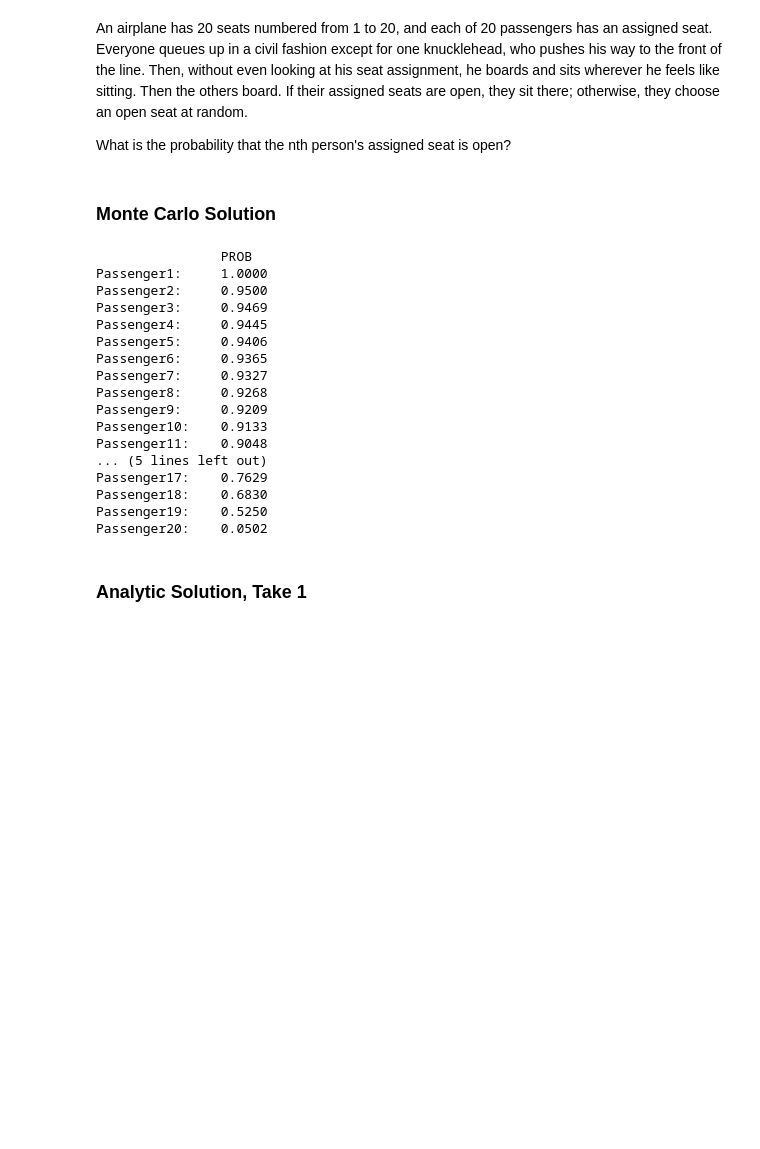
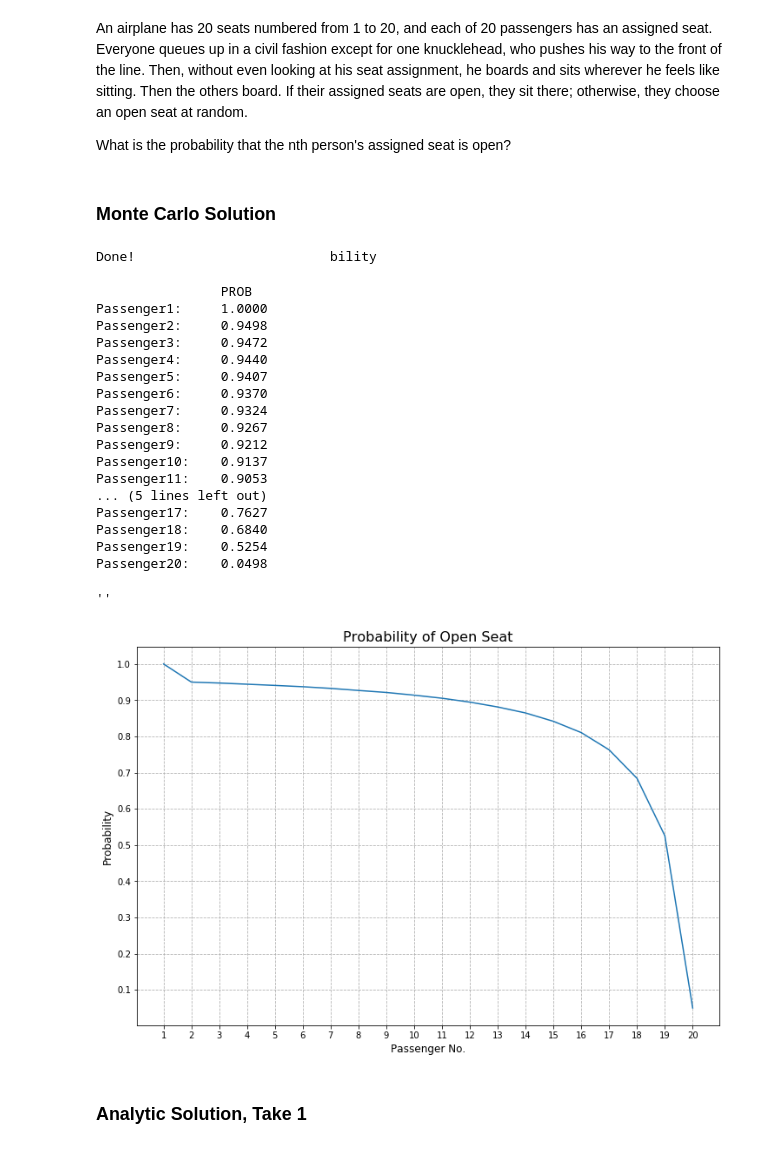
Before and after one commit to davidluther/Python-Pushups, a Jupyter notebook: 0228_airplane_seats_monte_carlo.ipynb, the cells around one changed output. Saved outputs shown, nothing was run; the diff lists cells and outputs as text; code cells hidden in the pictures; blank space fills up the shorter version.

Commit message:
add plot to airplane seats

```diff
--- a/0228_airplane_seats_monte_carlo.ipynb
+++ b/0228_airplane_seats_monte_carlo.ipynb
@@ -15,6 +15,7 @@ class airplane_seats():
 
     def __init__(self, seats=20):
         self.seats = seats
+        self.probs = []
 
     def calc_prob(self, n, iters=1000):
         """Calculate probability that nth passenger's seat is open using
@@ -57,35 +58,71 @@ class airplane_seats():
 
         return times_open / iters
 
-    def print_probs(self, iters=1000):
-        """Calculates and prints probability for each nth passenger"""
+
+    def fit(self, iters=1000):
+        """Calculates and stores probabilities for each nth passenger"""
+
+        for i in range(1, self.seats+1):
+            print(f"\rCalculating passenger {i} probability", end="")
+            prob = self.calc_prob(i, iters=iters)
+            self.probs.append(prob)
+
+        print("\rDone!                         ")
+
+
+    def print_probs(self):
+        """Prints report of probabilities for each passenger"""
+
+        if len(self.probs) == 0:
+            print("Run self.fit() first")
+            return None
 
         print("\t\tPROB")
-        for i in range(1, self.seats+1):
-            prob_mc = self.calc_prob(i, iters=iters)
-            print(f"Passenger{i}:\t{prob_mc:.4f}")
+        for i, prob in enumerate(self.probs, 1):
+            print(f"Passenger{i}:\t{prob:.4f}")
 # %%
 airplane_20 = airplane_seats()
+# %%
+airplane_20.fit(1000000)
+# %% [output]
+Done!                         bility
 # %%
-airplane_20.print_probs(1000000)
+airplane_20.print_probs()
 # %% [output]
                 PROB
 Passenger1:     1.0000
-Passenger2:     0.9500
-Passenger3:     0.9469
-Passenger4:     0.9445
-Passenger5:     0.9406
-Passenger6:     0.9365
-Passenger7:     0.9327
-Passenger8:     0.9268
-Passenger9:     0.9209
-Passenger10:    0.9133
-Passenger11:    0.9048
+Passenger2:     0.9498
+Passenger3:     0.9472
+Passenger4:     0.9440
+Passenger5:     0.9407
+Passenger6:     0.9370
+Passenger7:     0.9324
+Passenger8:     0.9267
+Passenger9:     0.9212
+Passenger10:    0.9137
+Passenger11:    0.9053
 ... (5 lines left out)
-Passenger17:    0.7629
-Passenger18:    0.6830
-Passenger19:    0.5250
-Passenger20:    0.0502
+Passenger17:    0.7627
+Passenger18:    0.6840
+Passenger19:    0.5254
+Passenger20:    0.0498
+# %%
+x = range(1,21)
+y = airplane_20.probs
+
+plt.figure(figsize=(12,8))
+plt.plot(x, y)
+plt.xticks(x)
+plt.yticks([0.1*i for i in range(1,11)])
+# plt.ylim([0,1])
+plt.grid(linestyle='--')
+plt.xlabel("Passenger No.", fontsize=12)
+plt.ylabel("Probability", fontsize=12)
+plt.title("Probability of Open Seat", fontsize=16)
+;
+# %% [output]
+''
+[figure, added]
 # %% [markdown]
 ### Analytic Solution, Take 1
 # %% [markdown]
```
